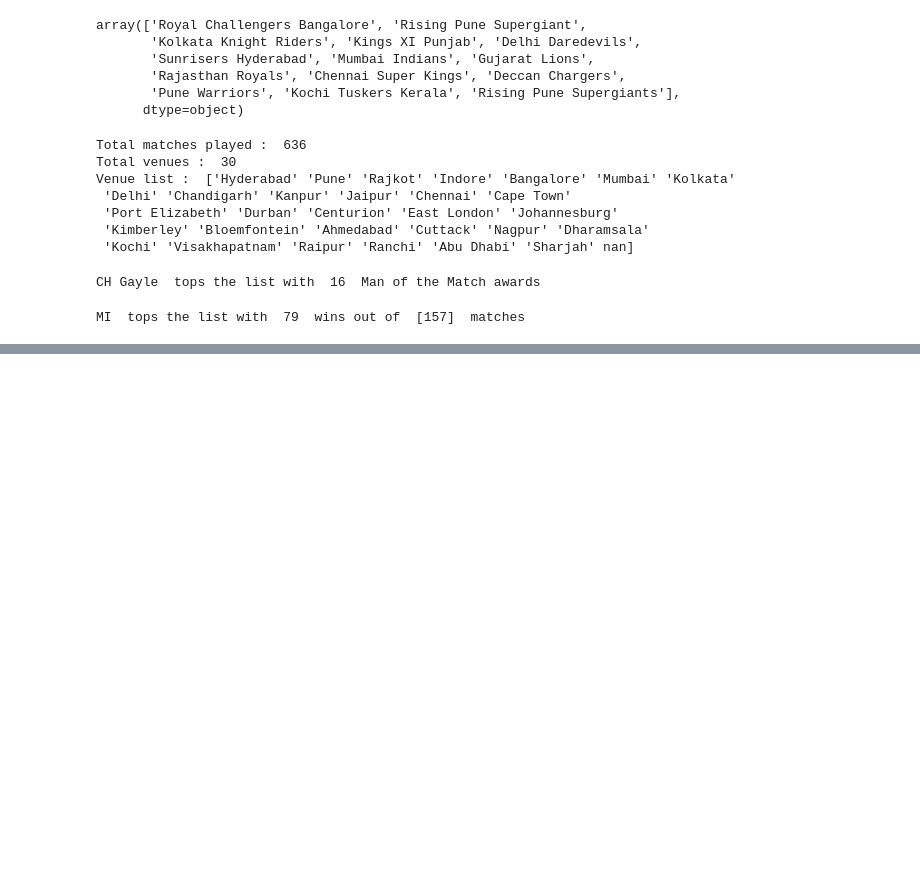
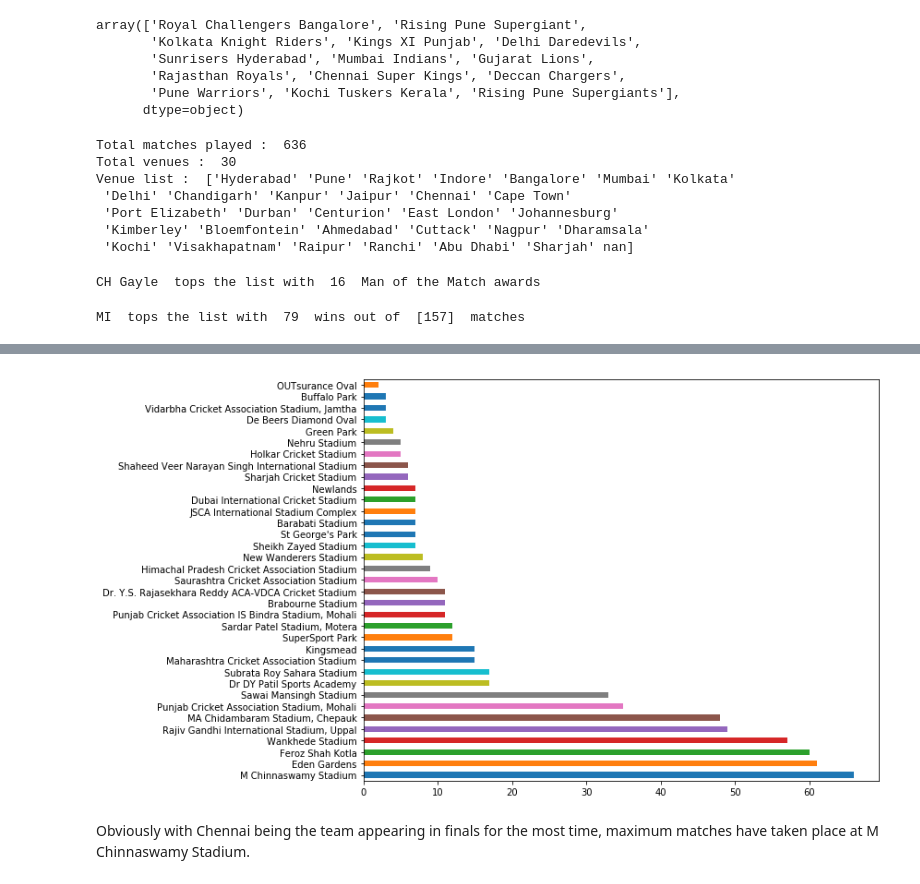
Before and after one commit to TheRochVoices/experiments-with-data, a Jupyter notebook: IPLDataset/ipl.ipynb, the cells around one changed output, grey strips where cells are left out. Drawn from its saved outputs; the diff is of its cells as text; code cells hidden in the pictures; blank space fills up the shorter version.

```diff
--- a/IPLDataset/ipl.ipynb
+++ b/IPLDataset/ipl.ipynb
@@ -71,0 +107,10 @@ MI  tops the list with  79  wins out of  [157]  matches
+# %%
+mat = matches['venue'].value_counts()
+mat.columns = ["venue", "count"]
+plt.subplots(figsize=(10,8))
+mat.plot(kind='barh')
+plt.show()
+# %% [output]
+[figure, added]
+# %% [markdown]
+Obviously with Chennai being the team appearing in finals for the most time, maximum matches have taken place at M Chinnaswamy Stadium.
```
Also changed, not shown: parts of 7 cells of this notebook.
